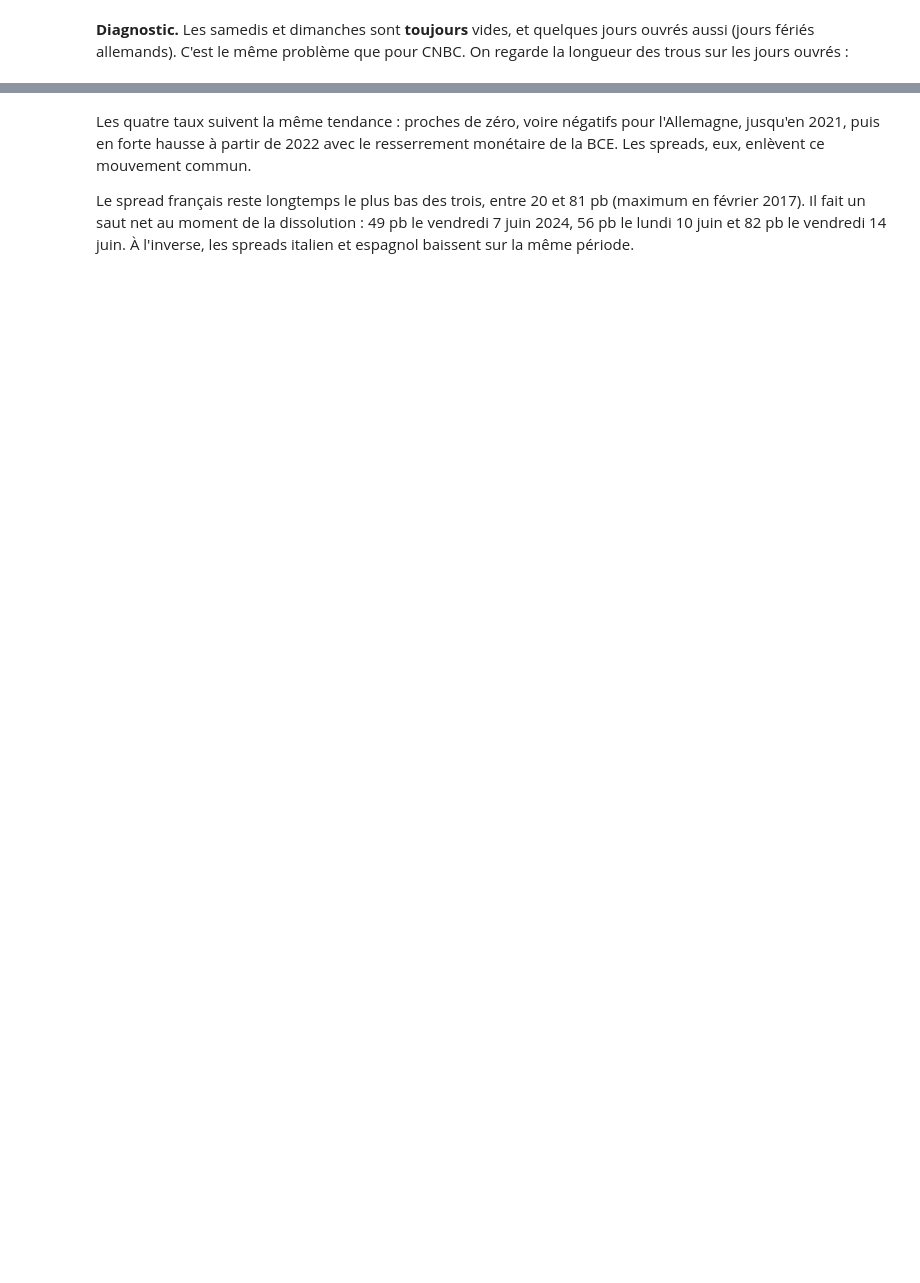
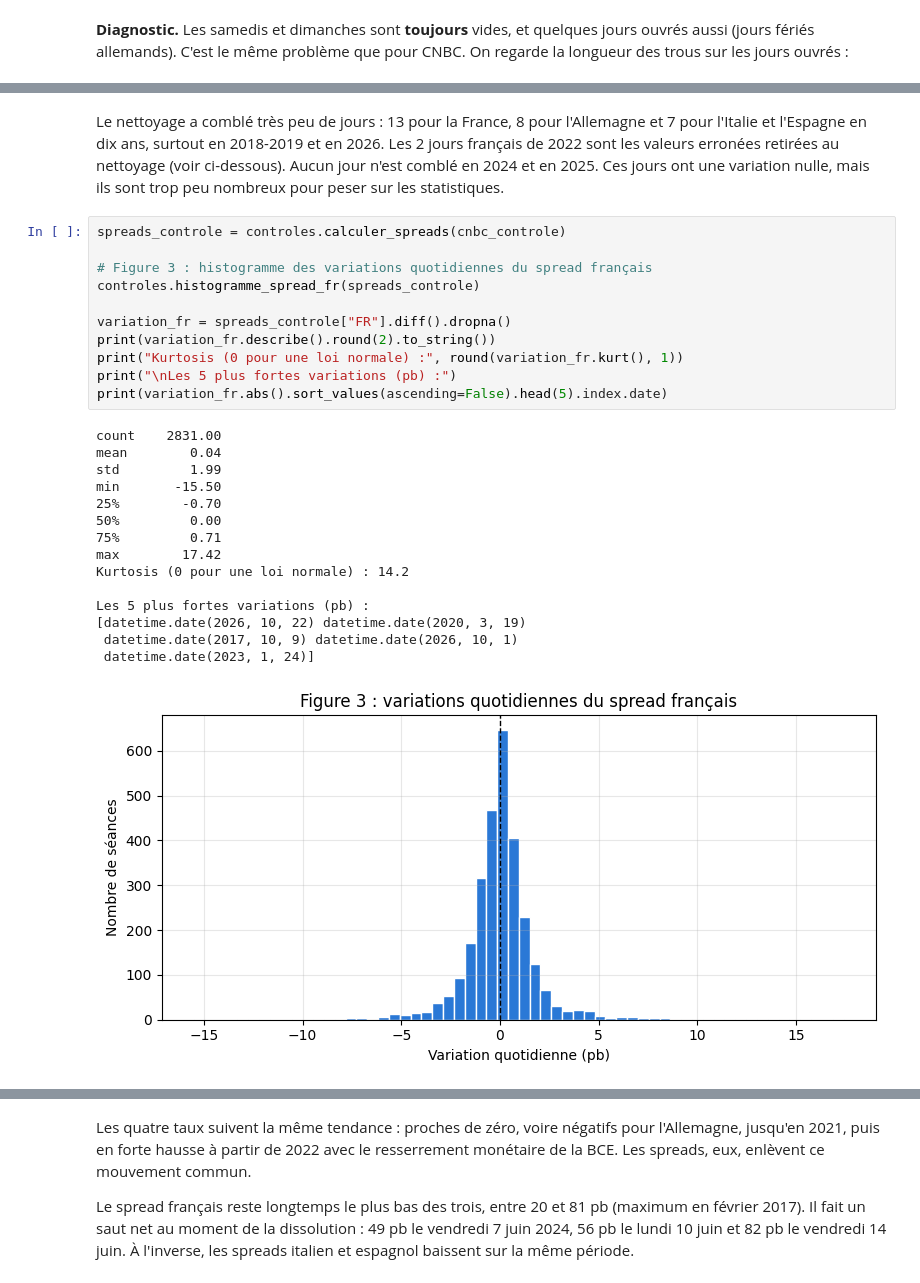
Before and after one commit to Sxion32/Projet_python, a Jupyter notebook: main.ipynb, the cells around one changed output, grey strips where cells are left out. Drawn from its saved outputs; the diff is of its cells as text; blank space fills up the shorter version.

```diff
--- a/main.ipynb
+++ b/main.ipynb
@@ -469,0 +736,29 @@ Les niveaux sont quasi identiques (corrélation ≈ 0,999). Les variations à 1
+# %% [markdown]
+Le nettoyage a comblé très peu de jours : 13 pour la France, 8 pour l'Allemagne et 7 pour l'Italie et l'Espagne en dix ans, surtout en 2018-2019 et en 2026. Les 2 jours français de 2022 sont les valeurs erronées retirées au nettoyage (voir ci-dessous). Aucun jour n'est comblé en 2024 et en 2025. Ces jours ont une variation nulle, mais ils sont trop peu nombreux pour peser sur les statistiques.
+# %%
+spreads_controle = controles.calculer_spreads(cnbc_controle)
+
+# Figure 3 : histogramme des variations quotidiennes du spread français
+controles.histogramme_spread_fr(spreads_controle)
+
+variation_fr = spreads_controle["FR"].diff().dropna()
+print(variation_fr.describe().round(2).to_string())
+print("Kurtosis (0 pour une loi normale) :", round(variation_fr.kurt(), 1))
+print("\nLes 5 plus fortes variations (pb) :")
+print(variation_fr.abs().sort_values(ascending=False).head(5).index.date)
+# %% [output]
+count    2831.00
+mean        0.04
+std         1.99
+min       -15.50
+25%        -0.70
+50%         0.00
+75%         0.71
+max        17.42
+Kurtosis (0 pour une loi normale) : 14.2
+
+Les 5 plus fortes variations (pb) :
+[datetime.date(2026, 10, 22) datetime.date(2020, 3, 19)
+ datetime.date(2017, 10, 9) datetime.date(2026, 10, 1)
+ datetime.date(2023, 1, 24)]
+[figure, added]
```
Also changed, not shown: parts of 134 cells of this notebook, 25 other files.
